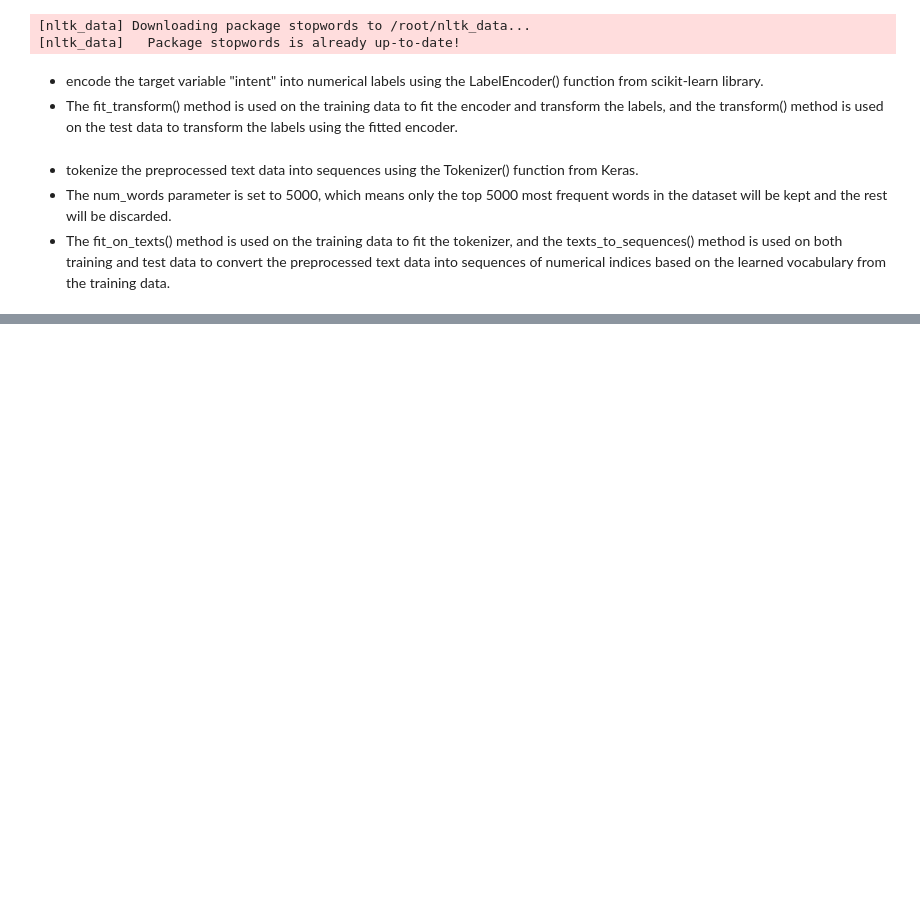
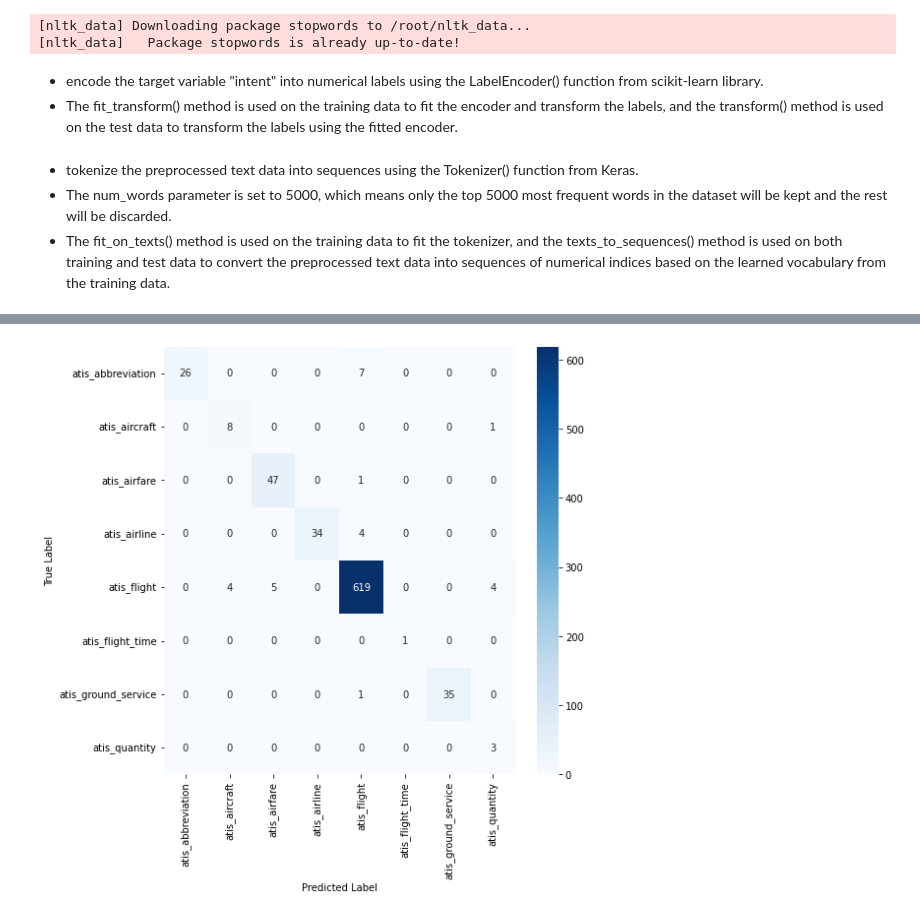
Before and after one commit to PrithvirajKhelkar/intent-classification-shallow-ml, a Jupyter notebook: intent_classification_shallow_ml.ipynb, the cells around one changed output, grey strips where cells are left out. Drawn from its saved outputs; the diff is of its cells as text; code cells hidden in the pictures; blank space fills up the shorter version.

```diff
--- a/intent_classification_shallow_ml.ipynb
+++ b/intent_classification_shallow_ml.ipynb
@@ -101,4 +65,12 @@ model.compile(optimizer='adam', loss='sparse_categorical_crossentropy', metrics=
+# %%
+vectorizer = TfidfVectorizer(max_features=5000)
+vectorizer.fit(train_df['preprocessed_text'])
+
+X_train_vectorized = vectorizer.fit_transform(train_df['preprocessed_text'])
+X_test_vectorized = vectorizer.transform(test_df['preprocessed_text'])
+# %%
+svm = SVC(kernel='linear')
 # %%
 # Training the model
-history = model.fit(X_train_padded, y_train_encoded, validation_data=(X_test_padded, y_test_encoded), epochs=10, batch_size=128)
+svm.fit(X_train_vectorized, y_train_encoded)
 # %% [output]
@@ -145,2 +78,5 @@ plt.show()
+# %%
+# Making predictions on test data
+y_pred = svm.predict(X_test_vectorized)
 # %%
 # Evaluating the model
@@ -151,0 +87,10 @@ Accuracy: 0.9624999761581421
+# %%
+# Creating confusion matrix
+cm = confusion_matrix(y_test_encoded, y_pred)
+plt.figure(figsize=(8, 8))
+sns.heatmap(cm, annot=True, fmt='d', cmap='Blues', xticklabels=le.classes_, yticklabels=le.classes_)
+plt.xlabel('Predicted Label')
+plt.ylabel('True Label')
+plt.show()
+# %% [output]
+[figure, added]
```
Also changed, not shown: parts of 9 cells of this notebook.
